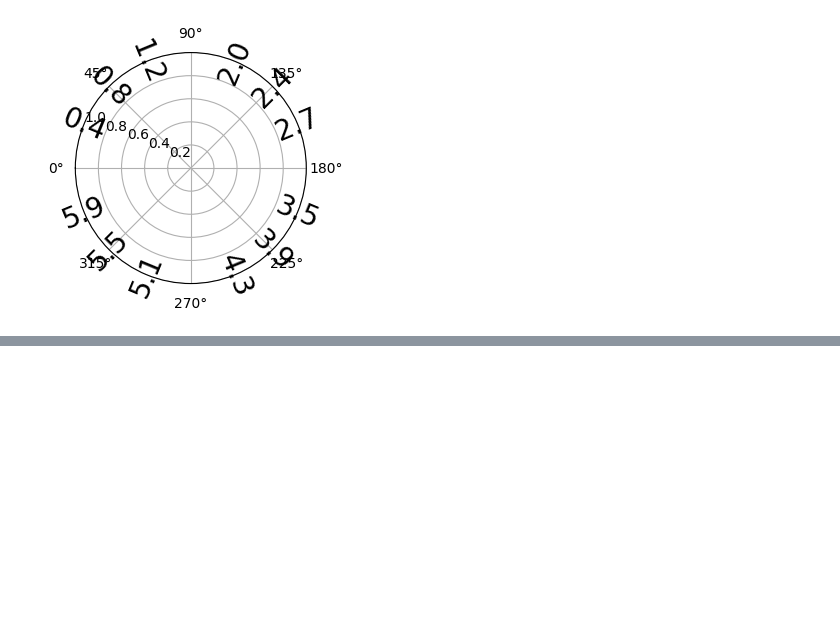
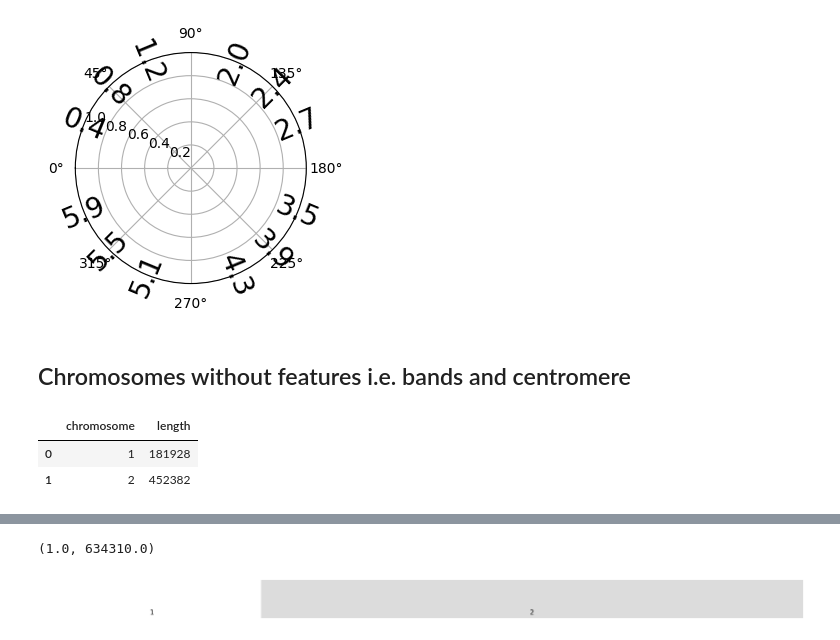
Before and after one commit to rraadd88/chrov, a Jupyter notebook: examples/chrov_viz_tests.ipynb, the cells around one changed output, grey strips where cells are left out. Drawn from its saved outputs; the diff is of its cells as text; code cells hidden in the pictures; blank space fills up the shorter version.

```diff
--- a/examples/chrov_viz_tests.ipynb
+++ b/examples/chrov_viz_tests.ipynb
@@ -228,3 +228,33 @@ for i in range(4):
     )
 # %% [output]
 [figure]
+# %% [markdown]
+## Chromosomes without features i.e. bands and centromere
+# %%
+import pandas as pd
+data=pd.DataFrame(
+    {
+        'chromosome':['1','2'],
+        'length':[181928,452382],
+    }
+    )
+data
+# %% [output]
+|  | chromosome | length |
+| 0 | 1 | 181928 |
+| 1 | 2 | 452382 |
+# %%
+# from chrov.viz.chrom import plot_chroms
+%run ../chrov/viz/chrom.py
+ax=plot_chroms(
+    data=data.assign(start=1,arm='arm'),
+    col_end='length',
+    col_arm='arm',
+    arc=False,
+    show_labels=True,
+    label_y=0.05,
+    # test=test,
+    figsize=[20,1],
+)
+ax.get_xlim()
+# %% [output]
@@ -230,0 +263,2 @@ for i in range(4):
+(1.0, 634310.0)
+[figure, added]
```
Also changed, not shown: parts of 1 cell of this notebook, 2 other files.
